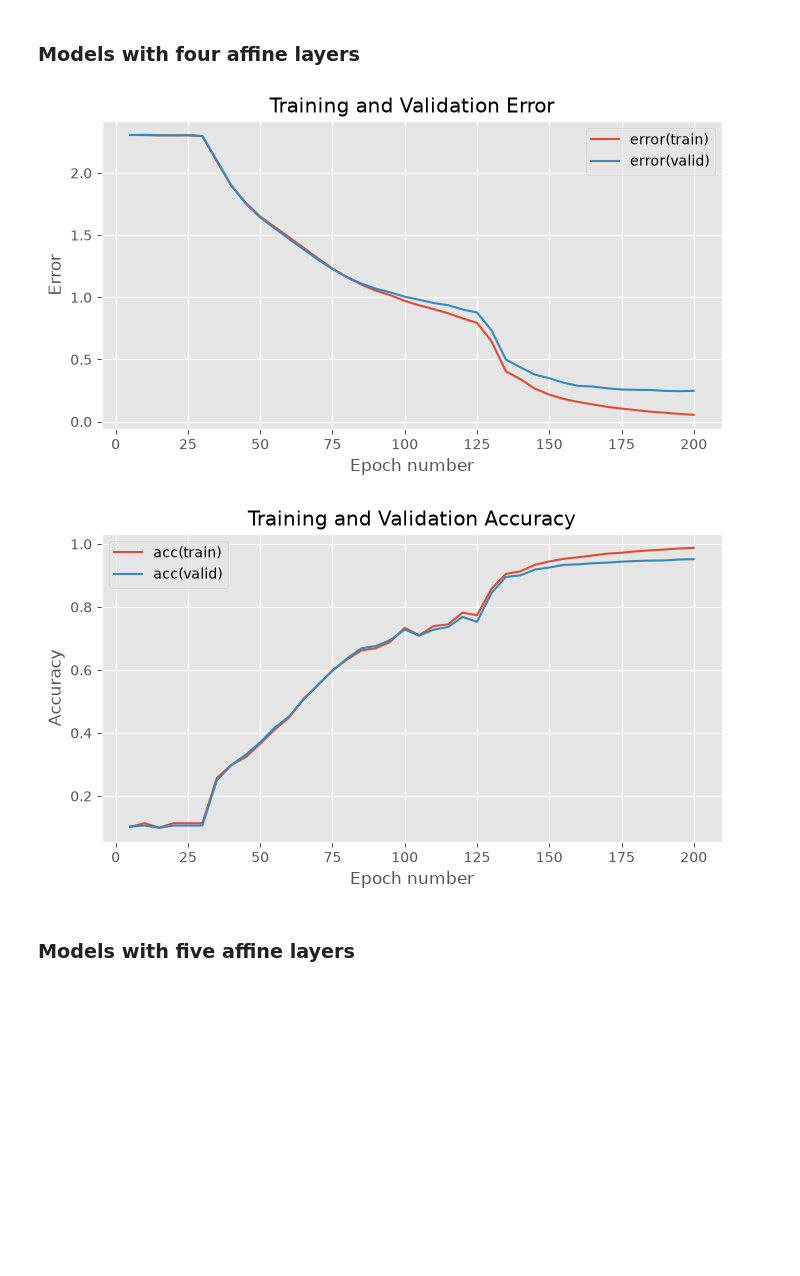
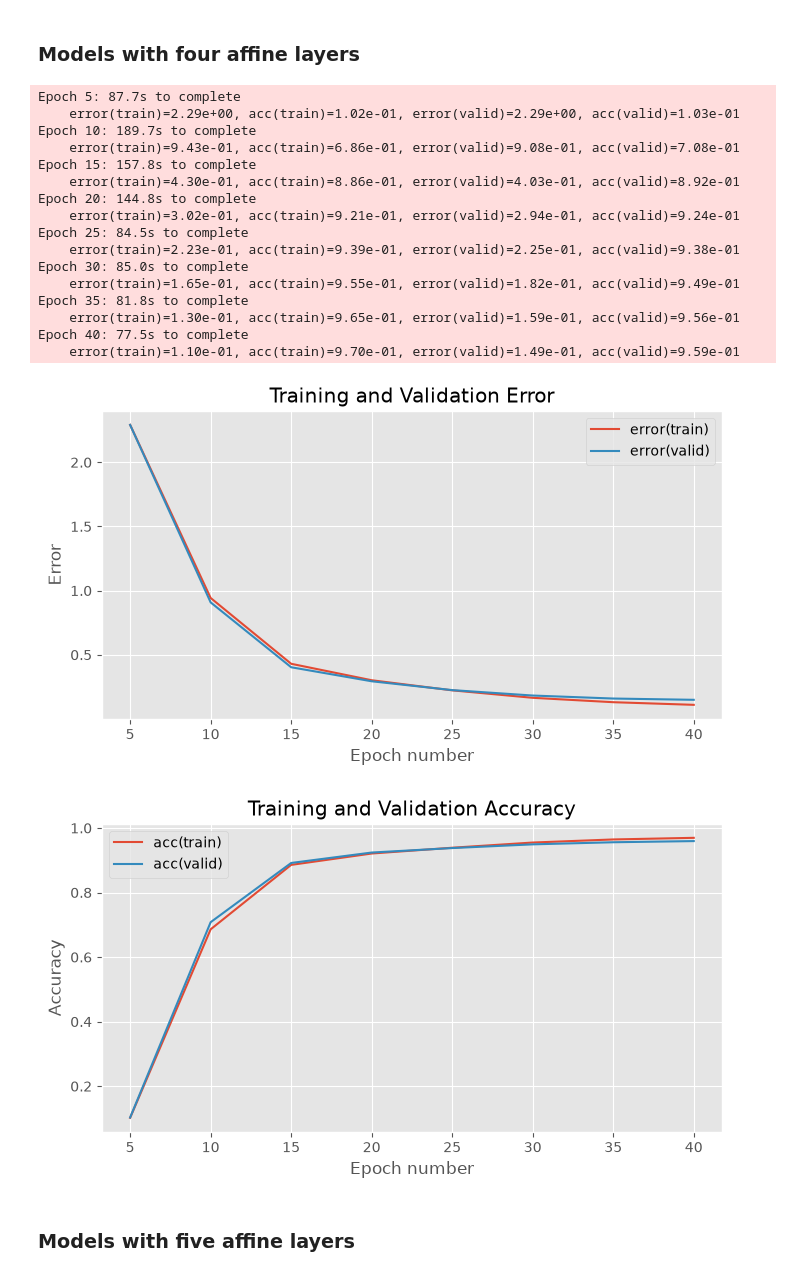
Before and after one commit to Mufalando/mlpractical, a Jupyter notebook: notebooks/03_Multiple_layer_models.ipynb, the cells around one changed output. Cells and saved outputs as stored; diff of their text form; code cells hidden in the pictures; blank space fills up the shorter version.

```diff
--- a/notebooks/03_Multiple_layer_models.ipynb
+++ b/notebooks/03_Multiple_layer_models.ipynb
@@ -674,10 +710,10 @@ logger.handlers = [logging.NullHandler()]
 ### Models with two affine layers
 # %%
 # Set training run hyperparameters
-batch_size = 100          # number of data points in a batch
-init_scale = 0.001        # scale for random parameter initialization
+batch_size = 30          # number of data points in a batch
+init_scale = 0.082        # scale for random parameter initialization
 learning_rate = 0.1       # learning rate for gradient descent
-num_epochs = 80          # number of training epochs to perform
+num_epochs = 59          # number of training epochs to perform
 stats_interval = 5        # epoch interval between recording and printing stats
 
 # Reset random number generator and data provider states on each run
@@ -769,9 +842,9 @@ plt.show()
 # %%
 # Set training run hyperparameters
 batch_size = 100          # number of data points in a batch
-init_scale = 0.001         # scale for random parameter initialization
+init_scale = 0.082         # scale for random parameter initialization
 learning_rate = 0.1       # learning rate for gradient descent
-num_epochs = 200          # number of training epochs to perform
+num_epochs = 40          # number of training epochs to perform
 stats_interval = 5        # epoch interval between recording and printing stats
 
 # Reset random number generator and data provider states on each run
@@ -785,35 +858,51 @@ train_data.batch_size = batch_size
 valid_data.batch_size = batch_size
 
 # Create a parameter initializer which will sample random uniform values
 # from [-init_scale, init_scale]
 param_init = UniformInit(-init_scale, init_scale, rng=rng)
 
 # Create affine + softmax model
 model = MultipleLayerModel([
     AffineLayer(input_dim, 100, param_init, param_init),
     SigmoidLayer(),
     AffineLayer(100, 100, param_init, param_init),
     SigmoidLayer(),
     AffineLayer(100, 100, param_init, param_init),
     SigmoidLayer(),
     AffineLayer(100, output_dim, param_init, param_init),
     SoftmaxLayer(),
 ])
 
 # Initialize a cross entropy error object
 error = CrossEntropyError()
 
 # Use a basic gradient descent learning rule
 learning_rule = GradientDescentLearningRule(learning_rate=learning_rate)
 
 # Train the model and plot results
 _ = train_model_and_plot_stats(
     model, error, learning_rule, train_data, valid_data, num_epochs, stats_interval)
 
 plt.show()
 # %% [output]
+Epoch 5: 87.7s to complete
+    error(train)=2.29e+00, acc(train)=1.02e-01, error(valid)=2.29e+00, acc(valid)=1.03e-01
+Epoch 10: 189.7s to complete
+    error(train)=9.43e-01, acc(train)=6.86e-01, error(valid)=9.08e-01, acc(valid)=7.08e-01
+Epoch 15: 157.8s to complete
+    error(train)=4.30e-01, acc(train)=8.86e-01, error(valid)=4.03e-01, acc(valid)=8.92e-01
+Epoch 20: 144.8s to complete
+    error(train)=3.02e-01, acc(train)=9.21e-01, error(valid)=2.94e-01, acc(valid)=9.24e-01
+Epoch 25: 84.5s to complete
+    error(train)=2.23e-01, acc(train)=9.39e-01, error(valid)=2.25e-01, acc(valid)=9.38e-01
+Epoch 30: 85.0s to complete
+    error(train)=1.65e-01, acc(train)=9.55e-01, error(valid)=1.82e-01, acc(valid)=9.49e-01
+Epoch 35: 81.8s to complete
+    error(train)=1.30e-01, acc(train)=9.65e-01, error(valid)=1.59e-01, acc(valid)=9.56e-01
+Epoch 40: 77.5s to complete
+    error(train)=1.10e-01, acc(train)=9.70e-01, error(valid)=1.49e-01, acc(valid)=9.59e-01
-[figure, old version]
+[figure, new version]
-[figure, old version]
+[figure, new version]
 # %% [markdown]
 ### Models with five affine layers
 # %%
```
Also changed, not shown: parts of 9 cells of this notebook.
